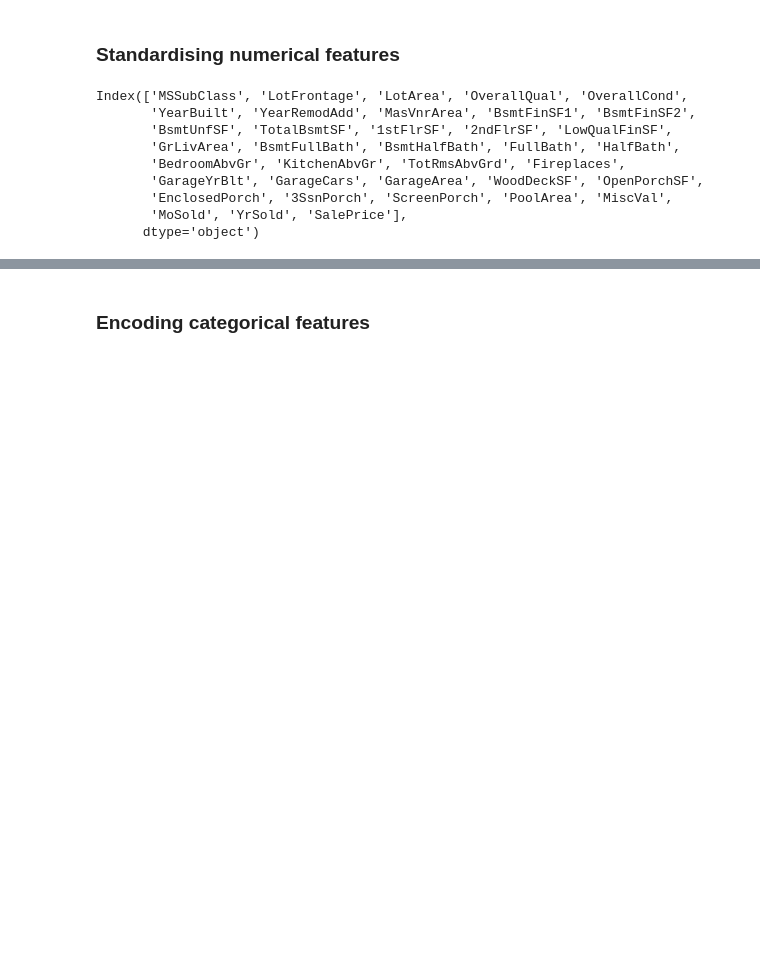
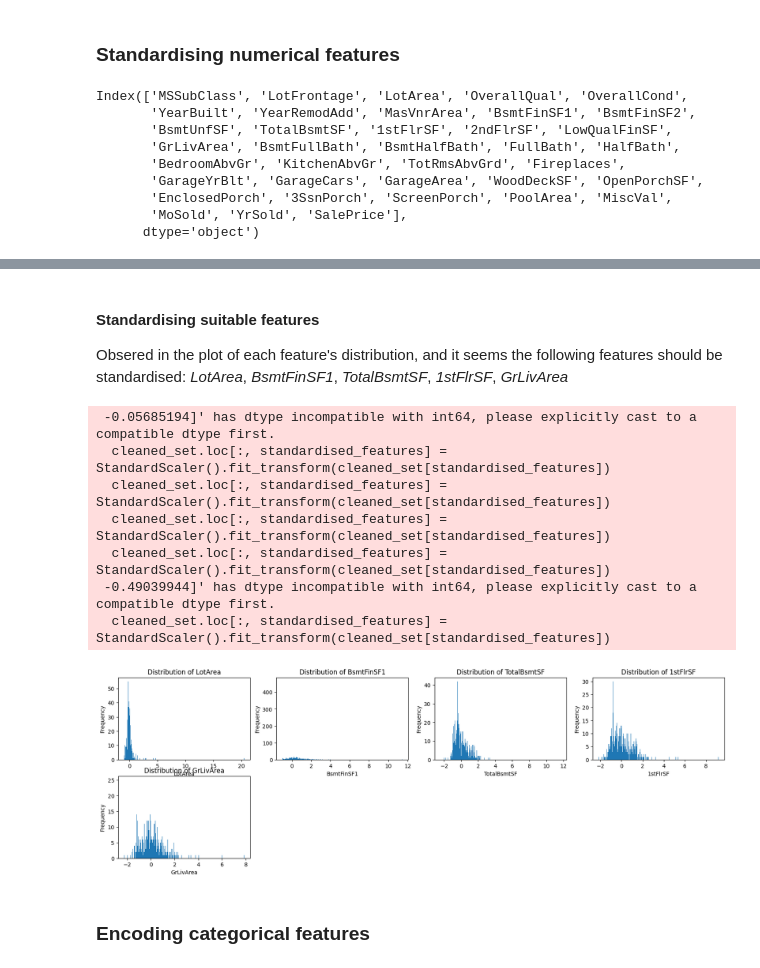
Before and after one commit to petermok-1213/house-price-regression, a Jupyter notebook: ipynb/random_forest_regression.ipynb, the cells around one changed output, grey strips where cells are left out. Cells and saved outputs as stored; diff of their text form; code cells hidden in the pictures; blank space fills up the shorter version.

Commit message:
Standardised features

```diff
--- a/ipynb/random_forest_regression.ipynb
+++ b/ipynb/random_forest_regression.ipynb
@@ -404,3 +429,22 @@ Index(['MSSubClass', 'LotFrontage', 'LotArea', 'OverallQual', 'OverallCond',
+# %% [markdown]
+#### Standardising suitable features
+
+Obsered in the plot of each feature's distribution, and it seems the following features should be standardised:
+*LotArea*, *BsmtFinSF1*, *TotalBsmtSF*, *1stFlrSF*, *GrLivArea*
+# %%
+standardised_features = ['LotArea', 'BsmtFinSF1', 'TotalBsmtSF', '1stFlrSF', 'GrLivArea']
+
+cleaned_set.loc[:, standardised_features] = StandardScaler().fit_transform(cleaned_set[standardised_features])
+plot_dfs(standardised_features)
+# %% [output]
+ -0.05685194]' has dtype incompatible with int64, please explicitly cast to a compatible dtype first.
+  cleaned_set.loc[:, standardised_features] = StandardScaler().fit_transform(cleaned_set[standardised_features])
+  cleaned_set.loc[:, standardised_features] = StandardScaler().fit_transform(cleaned_set[standardised_features])
+  cleaned_set.loc[:, standardised_features] = StandardScaler().fit_transform(cleaned_set[standardised_features])
+  cleaned_set.loc[:, standardised_features] = StandardScaler().fit_transform(cleaned_set[standardised_features])
+ -0.49039944]' has dtype incompatible with int64, please explicitly cast to a compatible dtype first.
+  cleaned_set.loc[:, standardised_features] = StandardScaler().fit_transform(cleaned_set[standardised_features])
+[figure, added]
 # %% [markdown]
 ### Encoding categorical features
 # %%
```
Also changed, not shown: parts of 4 cells of this notebook.
